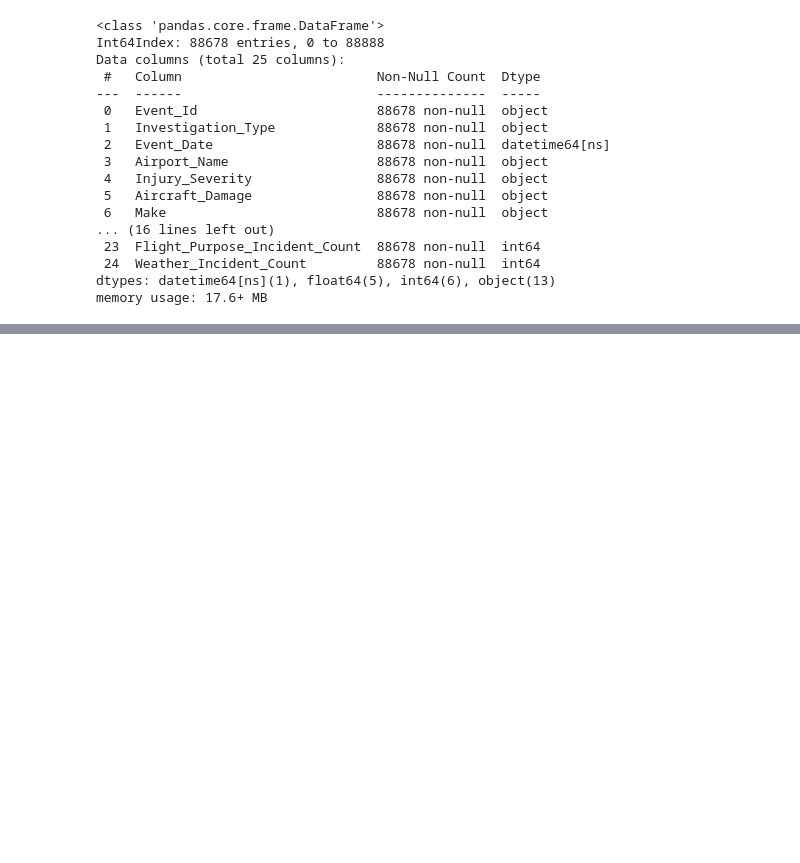
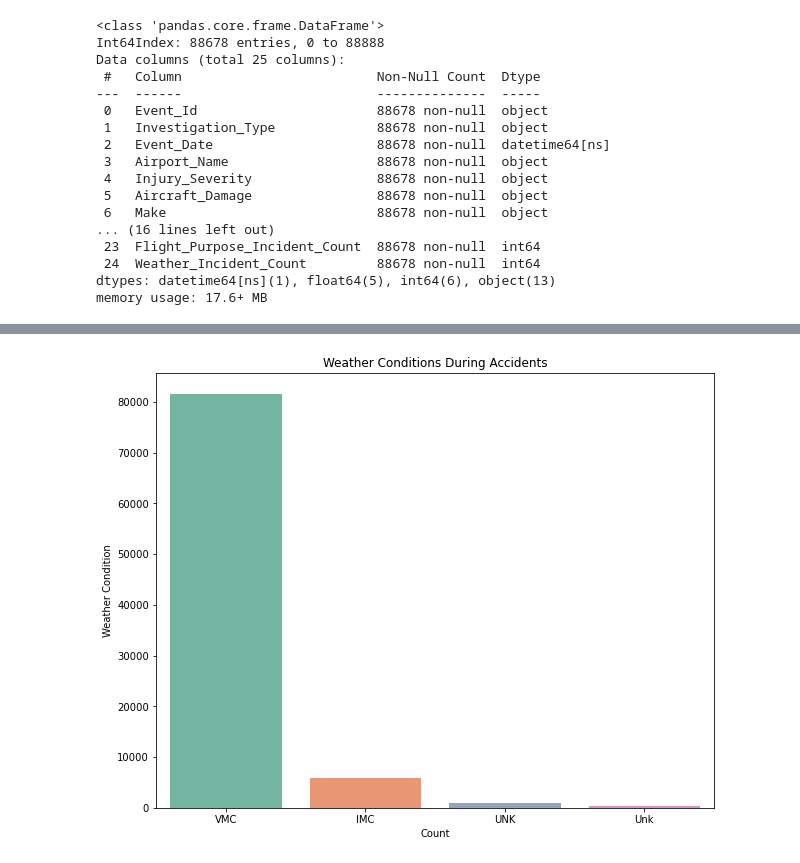
Before and after one commit to KarimzKarimz/aviation-analysis-project, a Jupyter notebook: index.ipynb, the cells around one changed output, grey strips where cells are left out. Cells and saved outputs as stored; diff of their text form; code cells hidden in the pictures; blank space fills up the shorter version.

```diff
--- a/index.ipynb
+++ b/index.ipynb
@@ -464,0 +594,10 @@ memory usage: 17.6+ MB
+# %%
+# Weather condition impact
+plt.figure(figsize=(10, 8))
+sns.countplot(x=aviation_df['Weather_Condition'], order=aviation_df['Weather_Condition'].value_counts().index, palette='Set2')
+plt.title('Weather Conditions During Accidents')
+plt.xlabel('Count')
+plt.ylabel('Weather Condition')
+plt.show()
+# %% [output]
+[figure, added]
```
Also changed, not shown: parts of 9 cells of this notebook.
